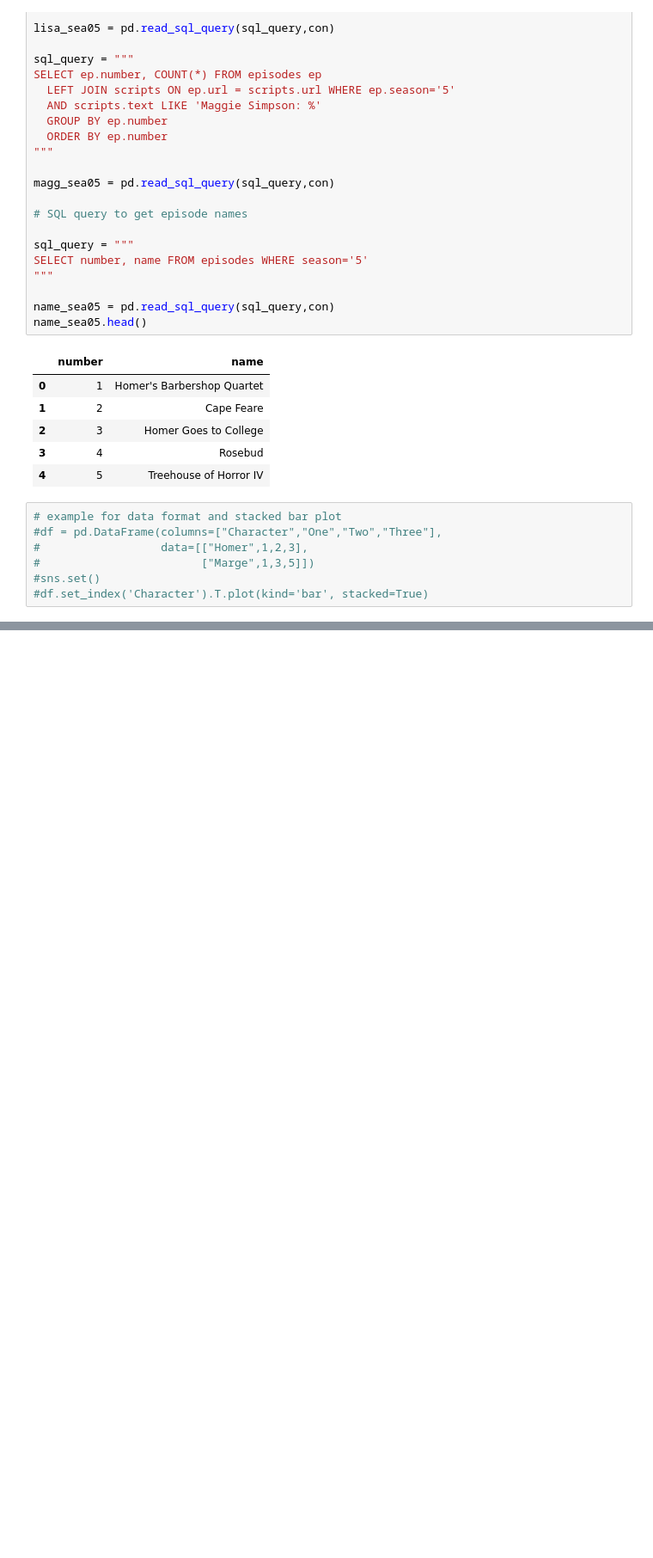
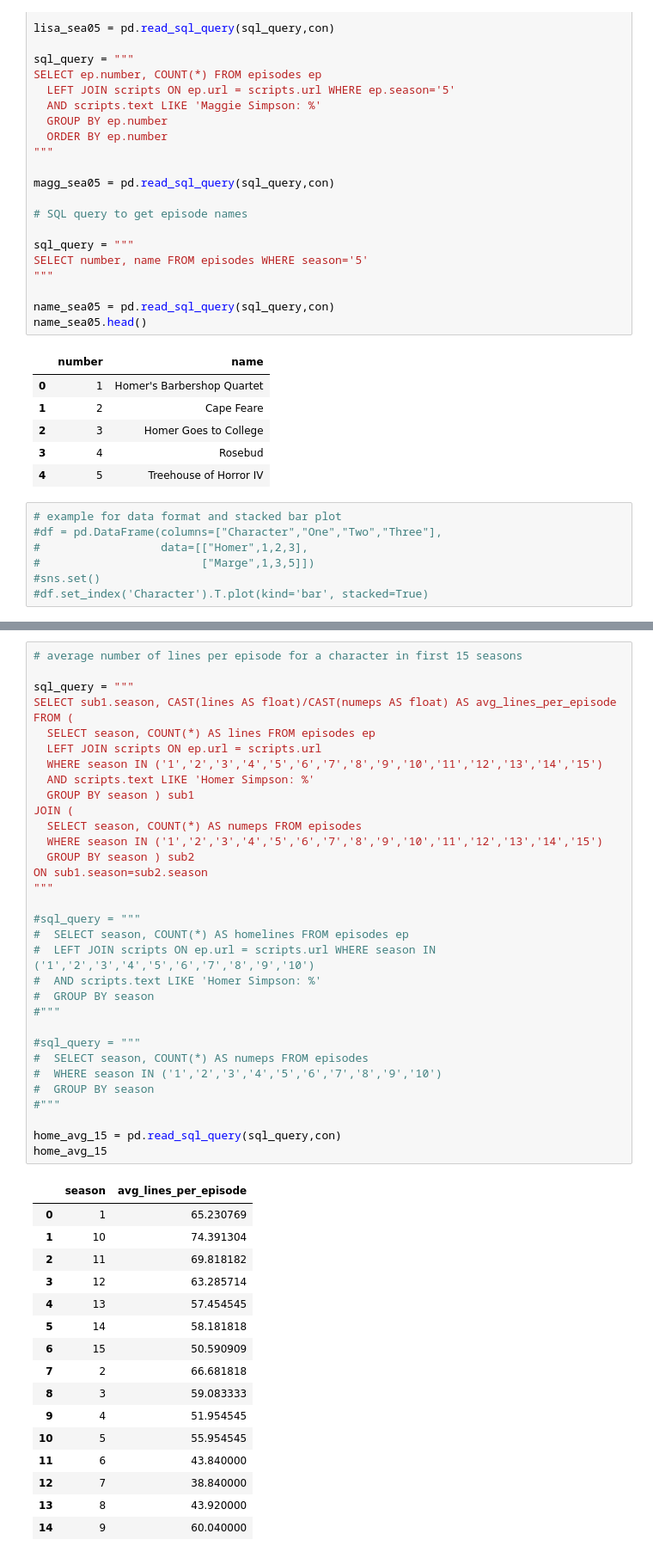
Before and after one commit to helenx/simpsons, a Jupyter notebook: simpsons_character_lines.ipynb, the cells around one changed output, grey strips where cells are left out. Shown at 86% size. Cells and saved outputs as stored; diff of their text form; blank space fills up the shorter version.

```diff
--- a/simpsons_character_lines.ipynb
+++ b/simpsons_character_lines.ipynb
@@ -205,0 +265,50 @@ query.head()
+# %%
+# average number of lines per episode for a character in first 15 seasons
+
+sql_query = """
+SELECT sub1.season, CAST(lines AS float)/CAST(numeps AS float) AS avg_lines_per_episode
+FROM (
+  SELECT season, COUNT(*) AS lines FROM episodes ep
+  LEFT JOIN scripts ON ep.url = scripts.url
+  WHERE season IN ('1','2','3','4','5','6','7','8','9','10','11','12','13','14','15')
+  AND scripts.text LIKE 'Homer Simpson: %'
+  GROUP BY season ) sub1
+JOIN (
+  SELECT season, COUNT(*) AS numeps FROM episodes
+  WHERE season IN ('1','2','3','4','5','6','7','8','9','10','11','12','13','14','15')
+  GROUP BY season ) sub2
+ON sub1.season=sub2.season
+"""
+
+#sql_query = """
+#  SELECT season, COUNT(*) AS homelines FROM episodes ep
+#  LEFT JOIN scripts ON ep.url = scripts.url WHERE season IN ('1','2','3','4','5','6','7','8','9','10')
+#  AND scripts.text LIKE 'Homer Simpson: %'
+#  GROUP BY season
+#"""
+
+#sql_query = """
+#  SELECT season, COUNT(*) AS numeps FROM episodes
+#  WHERE season IN ('1','2','3','4','5','6','7','8','9','10')
+#  GROUP BY season
+#"""
+
+home_avg_15 = pd.read_sql_query(sql_query,con)
+home_avg_15
+# %% [output]
+|  | season | avg_lines_per_episode |
+| 0 | 1 | 65.230769 |
+| 1 | 10 | 74.391304 |
+| 2 | 11 | 69.818182 |
+| 3 | 12 | 63.285714 |
+| 4 | 13 | 57.454545 |
+| 5 | 14 | 58.181818 |
+| 6 | 15 | 50.590909 |
+| 7 | 2 | 66.681818 |
+| 8 | 3 | 59.083333 |
+| 9 | 4 | 51.954545 |
+| 10 | 5 | 55.954545 |
+| 11 | 6 | 43.840000 |
+| 12 | 7 | 38.840000 |
+| 13 | 8 | 43.920000 |
+| 14 | 9 | 60.040000 |
```
Also changed, not shown: parts of 20 cells of this notebook, 1 other file.
